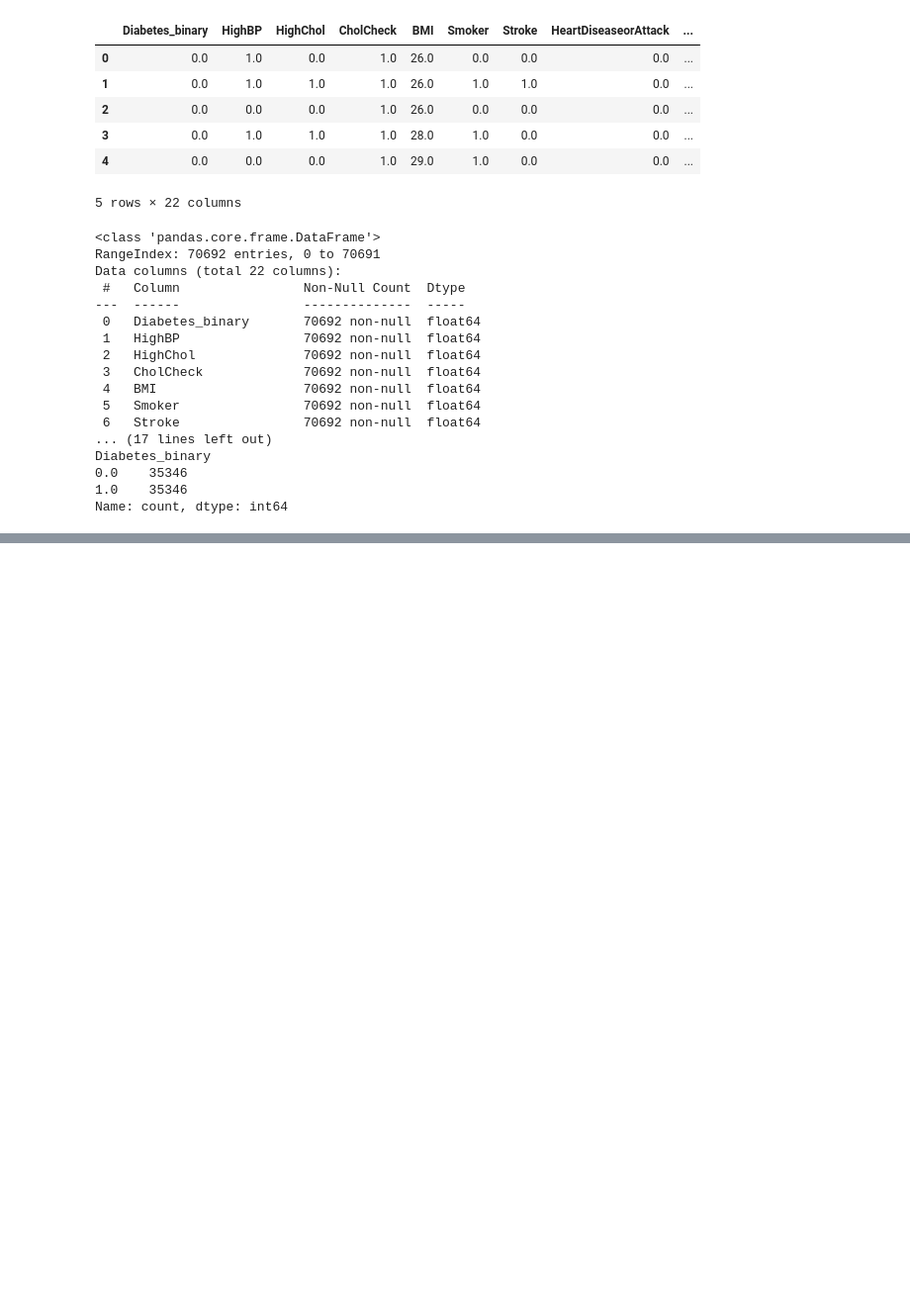
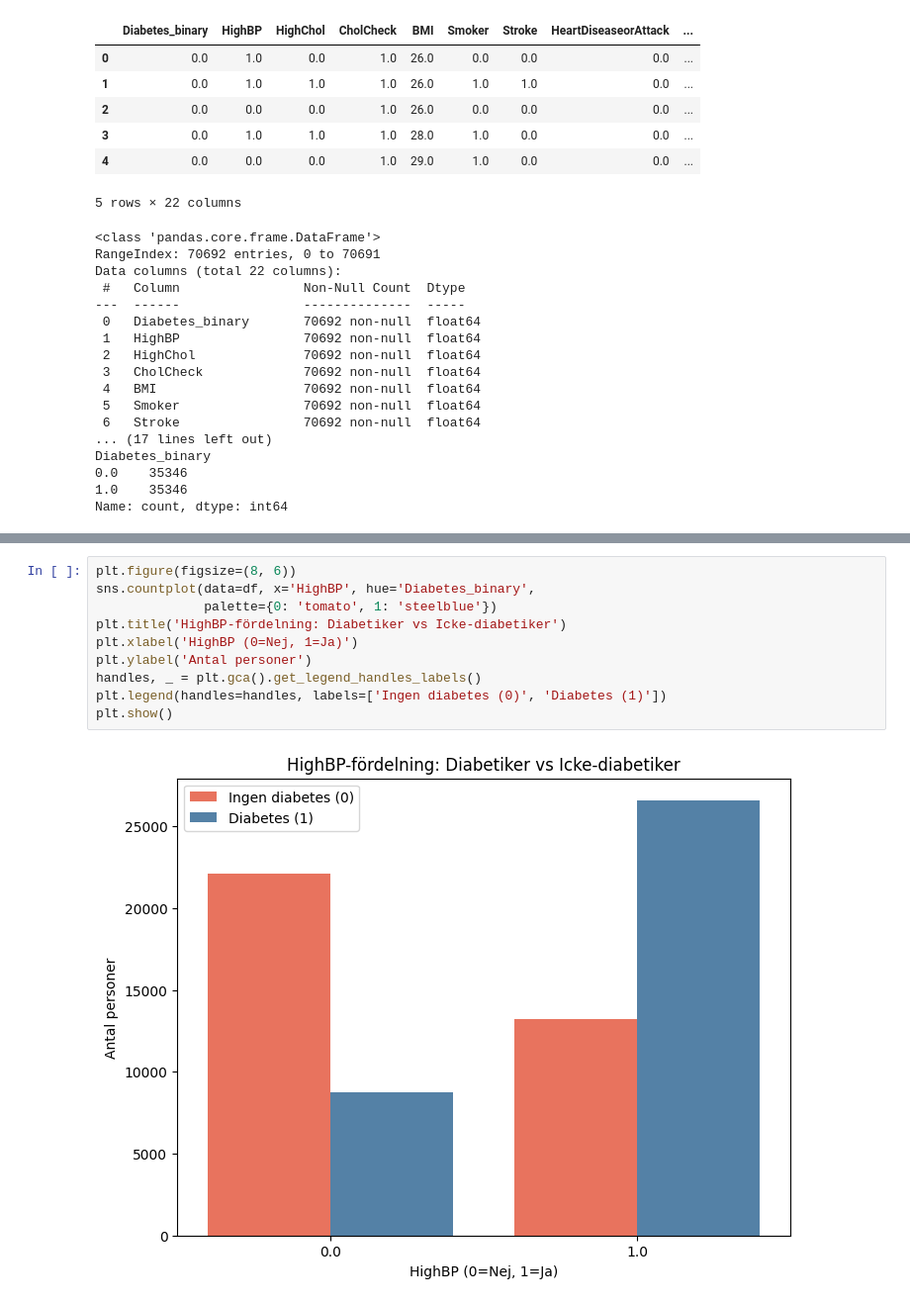
Before and after one commit to Zackkee/TAM400-Projekt, a Jupyter notebook: TAM400_Projekt_Zakaria_Leon.ipynb, the cells around one changed output, grey strips where cells are left out. Shown at 99% size. Saved outputs shown, nothing was run; the diff lists cells and outputs as text; blank space fills up the shorter version.

```diff
--- a/TAM400_Projekt_Zakaria_Leon.ipynb
+++ b/TAM400_Projekt_Zakaria_Leon.ipynb
@@ -49,0 +62,12 @@ plt.show()
+# %%
+plt.figure(figsize=(8, 6))
+sns.countplot(data=df, x='HighBP', hue='Diabetes_binary',
+              palette={0: 'tomato', 1: 'steelblue'})
+plt.title('HighBP-fördelning: Diabetiker vs Icke-diabetiker')
+plt.xlabel('HighBP (0=Nej, 1=Ja)')
+plt.ylabel('Antal personer')
+handles, _ = plt.gca().get_legend_handles_labels()
+plt.legend(handles=handles, labels=['Ingen diabetes (0)', 'Diabetes (1)'])
+plt.show()
+# %% [output]
+[figure, added]
```
Also changed, not shown: parts of 10 cells of this notebook.
